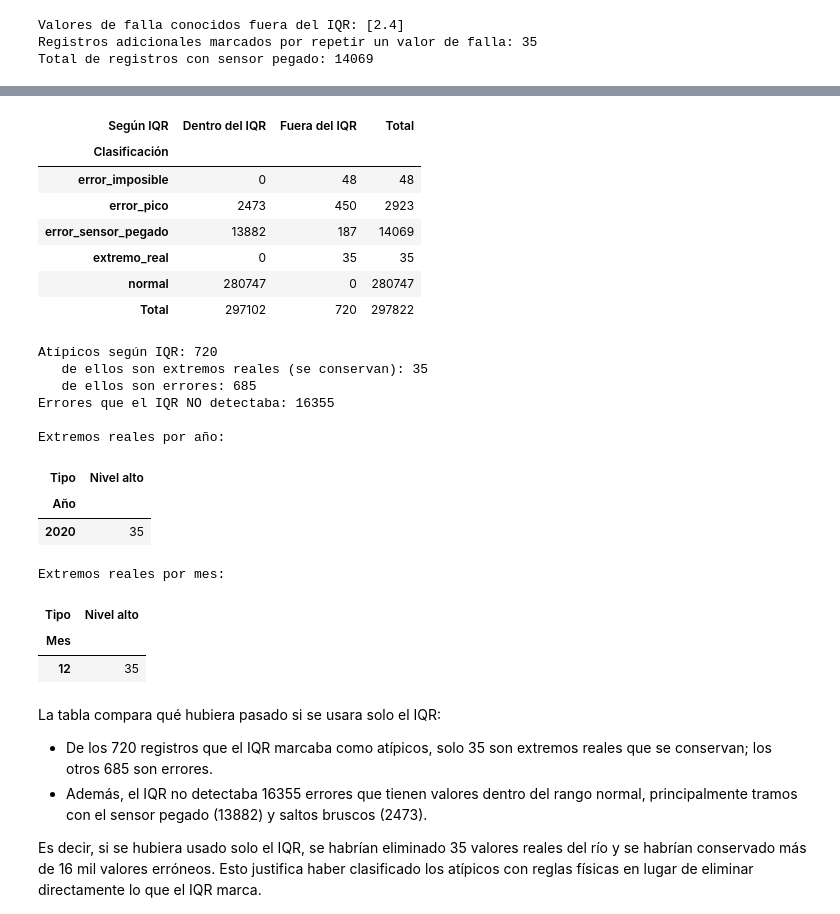
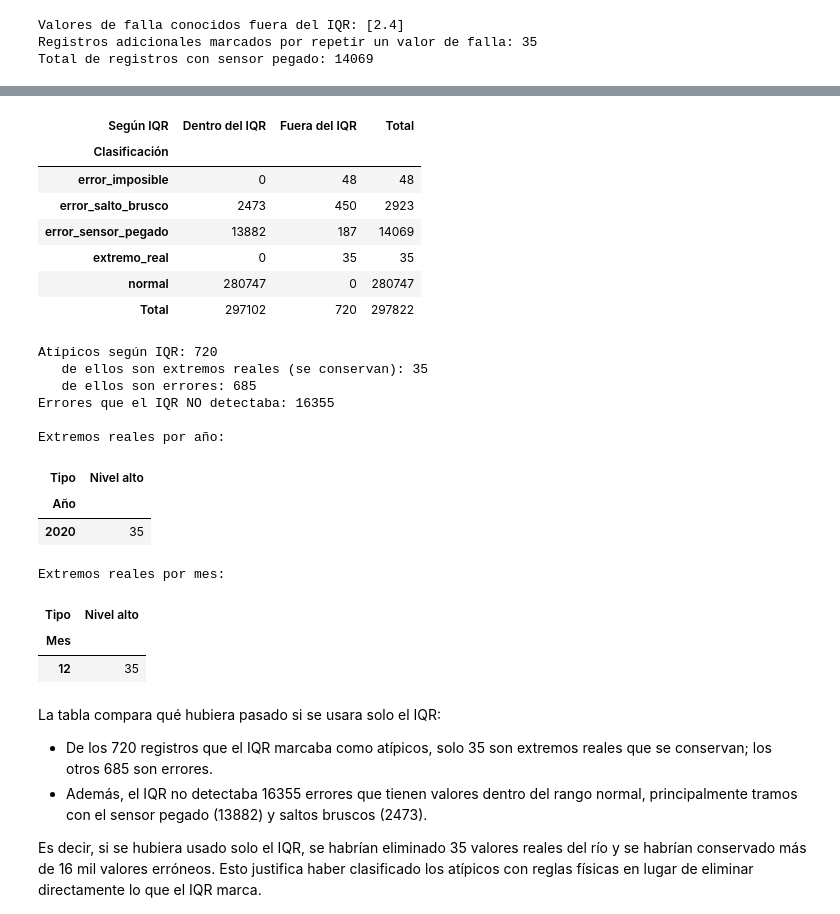
Before and after one commit to AlfonsoMSDL/Proyecto-Aprendizaje-Supervizado-IA, a Jupyter notebook: PromedioNivelMax.ipynb, the cells around one changed output, grey strips where cells are left out. Saved outputs shown, nothing was run; the diff lists cells and outputs as text; code cells hidden in the pictures.

```diff
--- a/PromedioNivelMax.ipynb
+++ b/PromedioNivelMax.ipynb
@@ -229,13 +254,10 @@ Por esta razón, en vez de eliminar todo lo que el IQR marca, cada registro se c
 ### **Regla 1: valores físicamente imposibles**
 Un nivel por debajo de 1 m significa que el sensor no registró bien la medición, ya que el río no baja a ese nivel en este punto. Los valores por encima del límite físico máximo corresponden a errores de transmisión.
 # %%
-# Regla 1: valores físicamente imposibles
-# Un nivel por debajo de 1 m no es posible en este punto del río, y valores
-# muy por encima del máximo plausible son errores de transmisión.
-LIMITE_FISICO_MIN = 1.0   # metros. Hay un salto de 0.3 m a 2.4 m en los valores más bajos
-LIMITE_FISICO_MAX = 15.0  # metros. Hay un salto de 10.64 m a 15.36 m en los valores más altos
+LIMITE_FISICO_MIN = 1.0
+LIMITE_FISICO_MAX = 15.0
 
-df["imposible"] = (df["ValorObservado"] < LIMITE_FISICO_MIN) | (df["ValorObservado"] >= LIMITE_FISICO_MAX)
+df["imposible"] = (df["ValorObservado"] < LIMITE_FISICO_MIN) | (df["ValorObservado"] > LIMITE_FISICO_MAX)
 
 print(f"Registros con valores imposibles: {df['imposible'].sum()}")
 imposibles = df.loc[df["imposible"], ["FechaObservacion", "ValorObservado"]]
@@ -427,39 +515,39 @@ Si un registro cumple varias reglas a la vez, se le asigna una sola categoría c
 # Clasificación final de cada registro (si cumple varias reglas, gana la de más abajo)
 df["tipo_atipico"] = "normal"
 df.loc[df["fuera_iqr"], "tipo_atipico"] = "extremo_real"
-df.loc[df["pico"], "tipo_atipico"] = "error_pico"
+df.loc[df["pico"], "tipo_atipico"] = "error_salto_brusco"
 df.loc[df["pegado"], "tipo_atipico"] = "error_sensor_pegado"
 df.loc[df["imposible"], "tipo_atipico"] = "error_imposible"
 
 # Comparación: qué hubiera hecho el IQR solo frente a la clasificación por reglas
 tabla_comparacion = pd.crosstab(
     df["tipo_atipico"],
     df["fuera_iqr"].map({True: "Fuera del IQR", False: "Dentro del IQR"}),
     margins=True, margins_name="Total",
     rownames=["Clasificación"], colnames=["Según IQR"],
 )
 display(tabla_comparacion)
 
 es_error = df["tipo_atipico"].str.startswith("error")
 print(f"Atípicos según IQR: {df['fuera_iqr'].sum()}")
 print(f"   de ellos son extremos reales (se conservan): {(df['tipo_atipico'] == 'extremo_real').sum()}")
 print(f"   de ellos son errores: {(df['fuera_iqr'] & es_error).sum()}")
 print(f"Errores que el IQR NO detectaba: {(~df['fuera_iqr'] & es_error).sum()}")
 
 # ¿Cuándo ocurren los extremos reales? Si son reales, deberían concentrarse
 # en ciertos años y temporadas, no repartirse al azar
 extremos = df[df["tipo_atipico"] == "extremo_real"]
 nivel = np.where(extremos["ValorObservado"] > limite_superior, "Nivel alto", "Nivel bajo")
 
 print("\nExtremos reales por año:")
 display(pd.crosstab(extremos["FechaObservacion"].dt.year, nivel, rownames=["Año"], colnames=["Tipo"]))
 print("Extremos reales por mes:")
 display(pd.crosstab(extremos["FechaObservacion"].dt.month, nivel, rownames=["Mes"], colnames=["Tipo"]))
 # %% [output]
 | Según IQR | Dentro del IQR | Fuera del IQR | Total |
 | Clasificación |  |  |  |
 | error_imposible | 0 | 48 | 48 |
-| error_pico | 2473 | 450 | 2923 |
+| error_salto_brusco | 2473 | 450 | 2923 |
 | error_sensor_pegado | 13882 | 187 | 14069 |
 | extremo_real | 0 | 35 | 35 |
 | normal | 280747 | 0 | 280747 |
```
Also changed, not shown: parts of 21 cells of this notebook.
